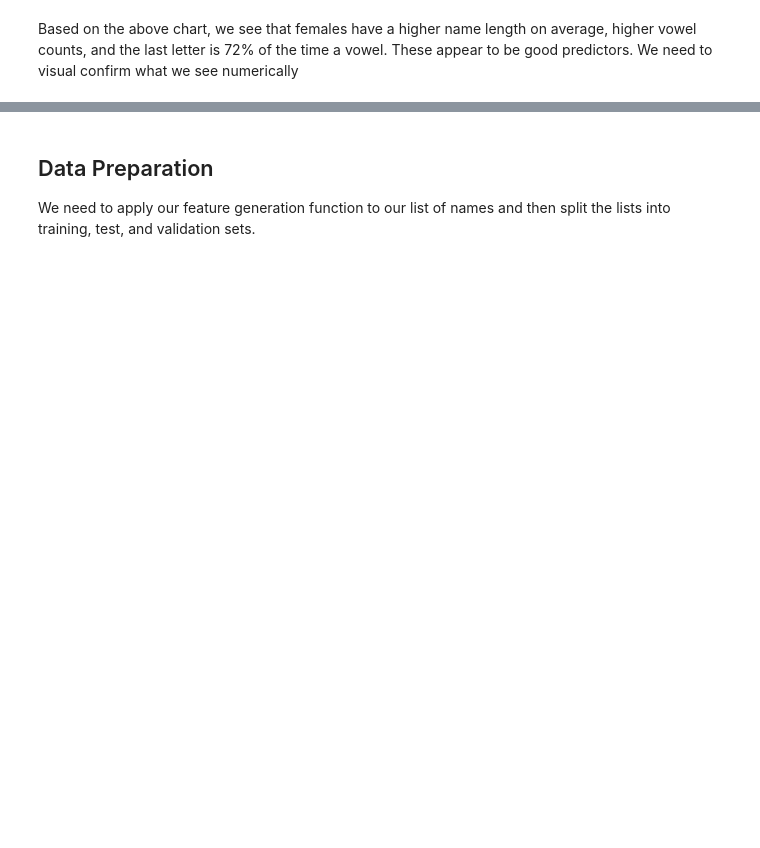
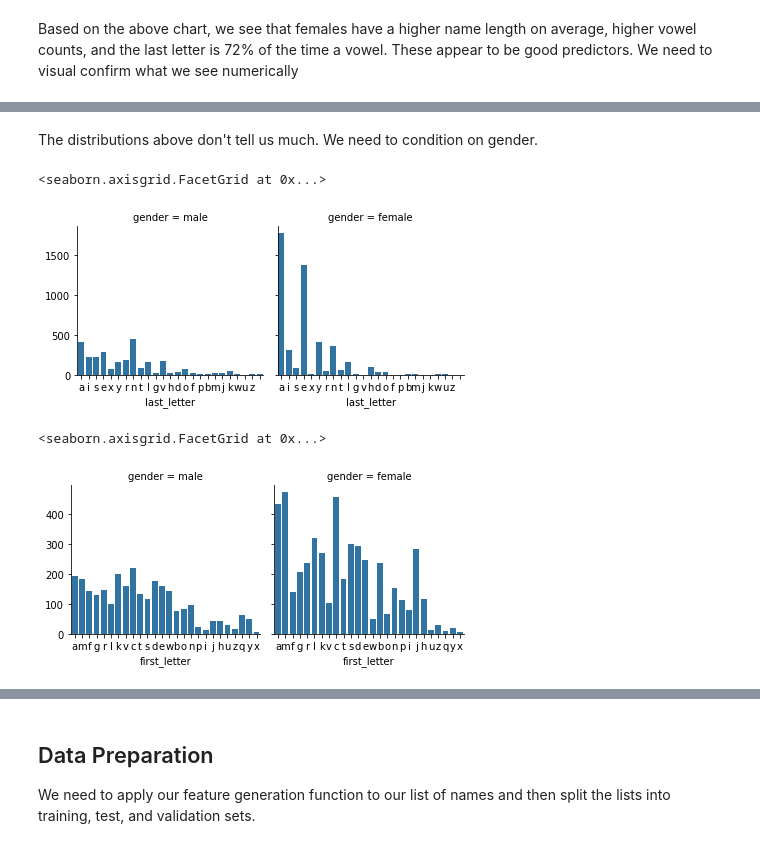
Before and after one commit to betsyrosalen/DATA620_Fall2019_Project3, a Jupyter notebook: project3.ipynb, the cells around one changed output, grey strips where cells are left out. Drawn from its saved outputs; the diff is of its cells as text; code cells hidden in the pictures; blank space fills up the shorter version.

```diff
--- a/project3.ipynb
+++ b/project3.ipynb
@@ -183,0 +191,17 @@ for var, subplot in zip(categorical_cols, ax.flatten()):
+# %% [markdown]
+The distributions above don't tell us much. We need to condition on gender.
+# %%
+cond_plot = sns.FacetGrid(data=data, col='gender')
+cond_plot.map(sns.countplot, 'last_letter').add_legend()
+plt.tight_layout()
+plt.show()
+
+cond_plot = sns.FacetGrid(data=data, col='gender')
+cond_plot.map(sns.countplot, 'first_letter').add_legend()
+plt.tight_layout()
+plt.show()
+# %% [output]
+<seaborn.axisgrid.FacetGrid at 0x...>
+[figure, added]
+<seaborn.axisgrid.FacetGrid at 0x...>
+[figure, added]
```
Also changed, not shown: parts of 9 cells of this notebook.
